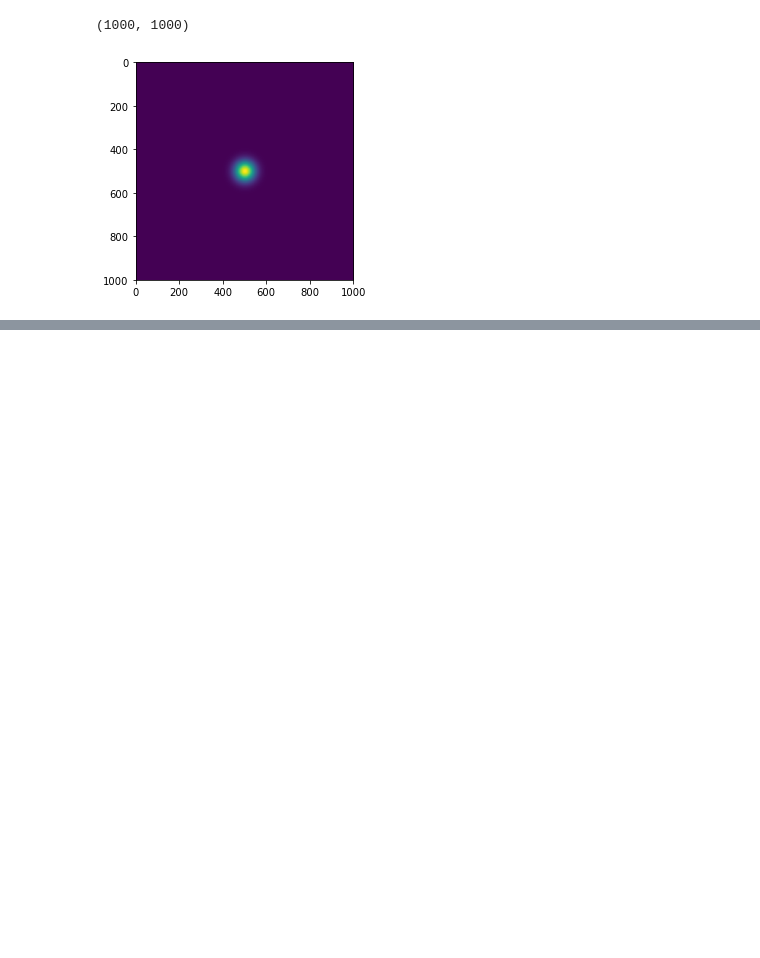
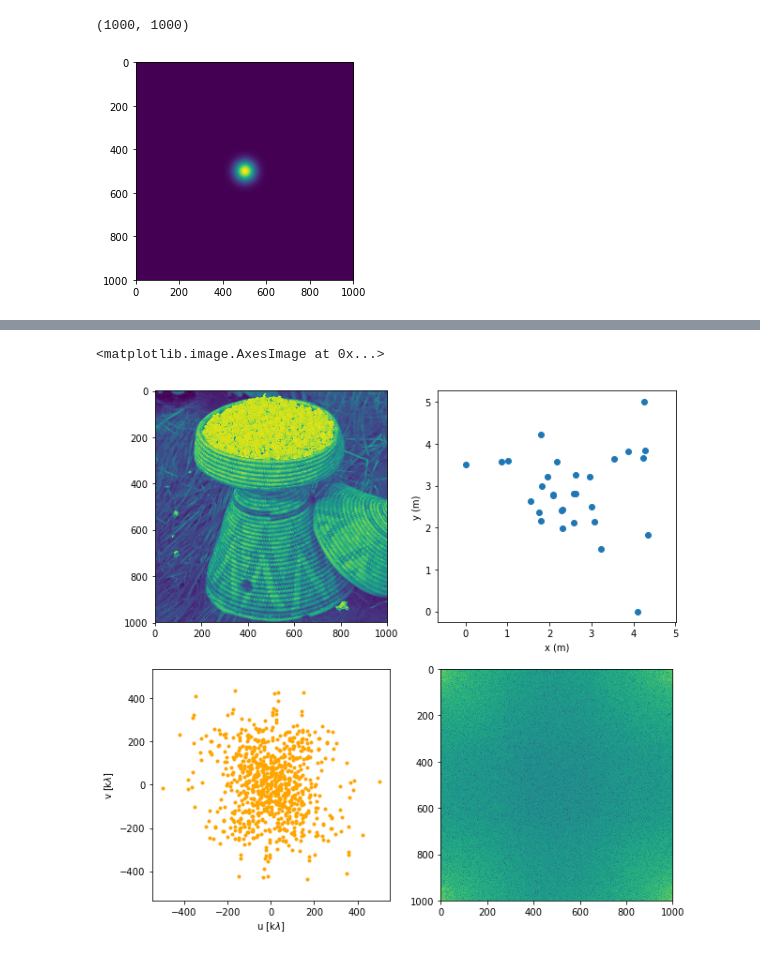
Before and after one commit to saint-germain/interferometry, a Jupyter notebook: InterferometrySimulator.ipynb, the cells around one changed output, grey strips where cells are left out. Drawn from its saved outputs; the diff is of its cells as text; code cells hidden in the pictures; blank space fills up the shorter version.

```diff
--- a/InterferometrySimulator.ipynb
+++ b/InterferometrySimulator.ipynb
@@ -165,0 +188,20 @@ Available uv grid points: 1860 Total visibilities: 2450
+# %%
+f, axarr = plt.subplots(2, 2, figsize=(10,10))
+axarr[0,0].imshow(in_img);
+
+axarr[0,1].scatter(x,y)
+axarr[0,1].set_xlabel("x (m)")
+axarr[0,1].set_ylabel("y (m)")
+axarr[0,1].axis("equal");
+
+axarr[1,0].set_xlabel('u [k$\lambda$]',size='10')
+axarr[1,0].set_ylabel('v [k$\lambda$]',size='10')
+axarr[1,0].plot(ore_u,ore_v,'.',color='orange');
+axarr[1,0].axis("equal");
+
+
+
+axarr[1,1].imshow(np.log10(np.abs(fft_img.real)))
+# %% [output]
+<matplotlib.image.AxesImage at 0x...>
+[figure, added]
```
Also changed, not shown: parts of 20 cells of this notebook, 1 other file.
